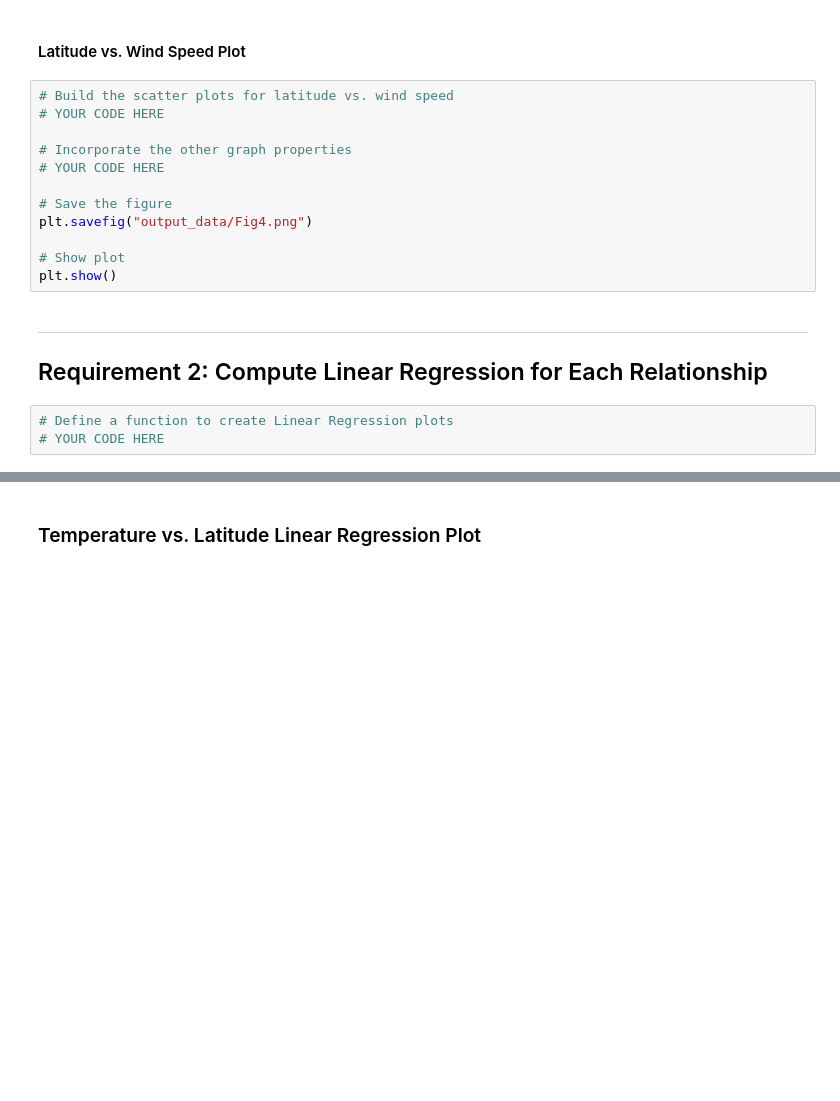
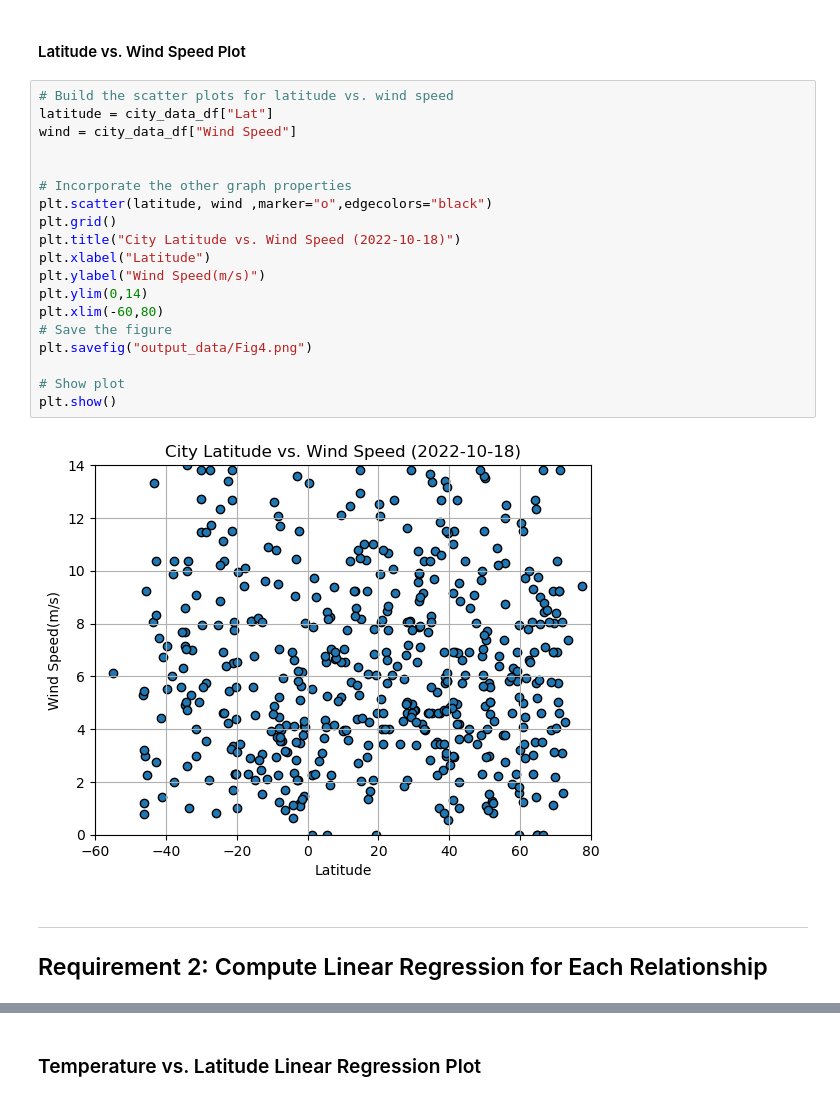
Before and after one commit to JayLaxami/python_api_challenge, a Jupyter notebook: weatherPy/WeatherPy.ipynb, the cells around one changed output, grey strips where cells are left out. Saved outputs shown, nothing was run; the diff lists cells and outputs as text; blank space fills up the shorter version.

```diff
--- a/weatherPy/WeatherPy.ipynb
+++ b/weatherPy/WeatherPy.ipynb
@@ -227,20 +262,26 @@ plt.show()
 #### Latitude vs. Wind Speed Plot
 # %%
 # Build the scatter plots for latitude vs. wind speed
-# YOUR CODE HERE
+latitude = city_data_df["Lat"]
+wind = city_data_df["Wind Speed"]
+
 
 # Incorporate the other graph properties
-# YOUR CODE HERE
-
+plt.scatter(latitude, wind ,marker="o",edgecolors="black")
+plt.grid()
+plt.title("City Latitude vs. Wind Speed (2022-10-18)")
+plt.xlabel("Latitude")
+plt.ylabel("Wind Speed(m/s)")
+plt.ylim(0,14)
+plt.xlim(-60,80)
 # Save the figure
 plt.savefig("output_data/Fig4.png")
 
 # Show plot
 plt.show()
+# %% [output]
+[figure, added]
 # %% [markdown]
 ---
 
 ## Requirement 2: Compute Linear Regression for Each Relationship
-# %%
-# Define a function to create Linear Regression plots
-# YOUR CODE HERE
```
Also changed, not shown: parts of 26 cells of this notebook, 17 other files.
